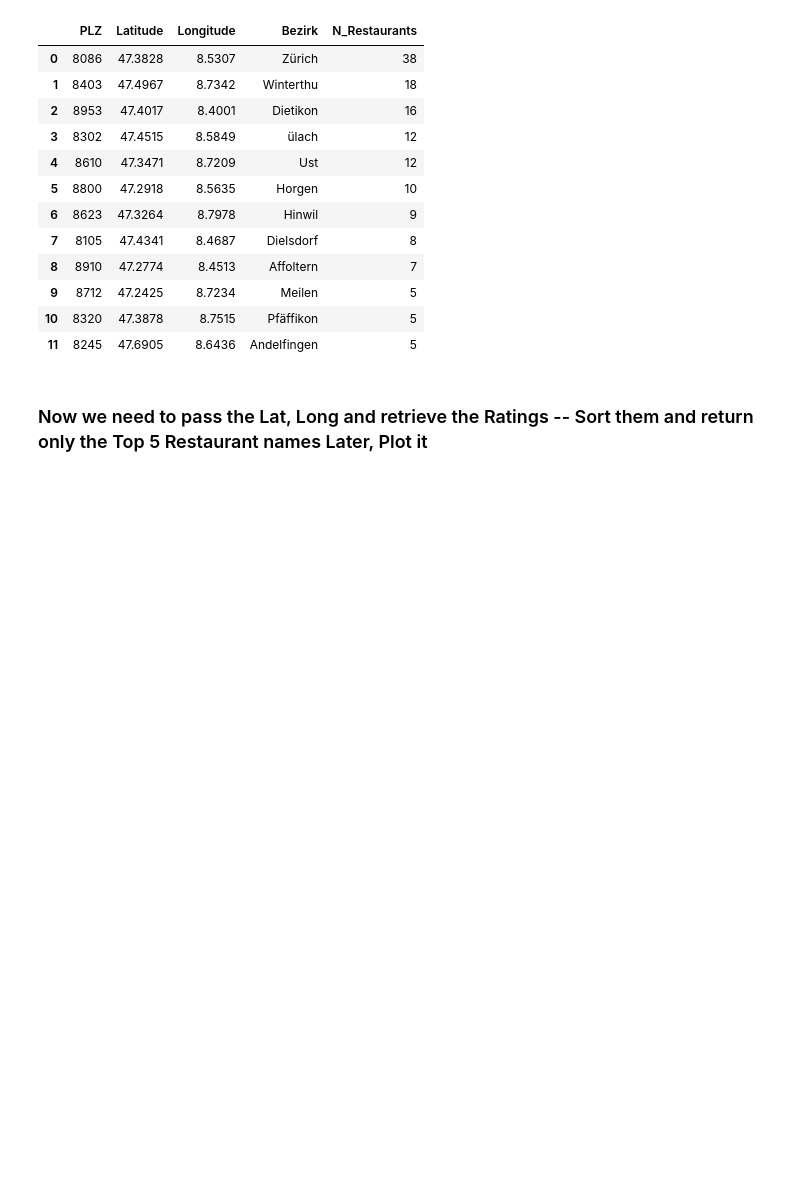
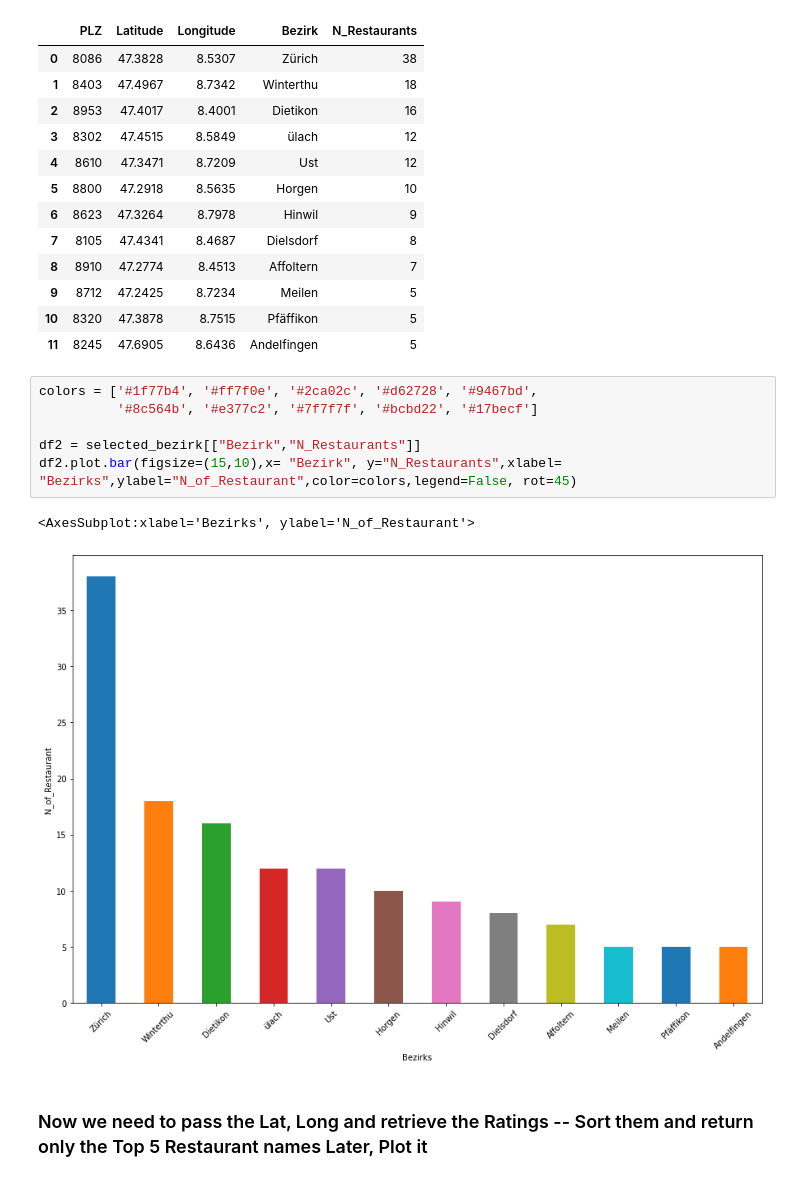
Before and after one commit to EldhosePoulose/Capstone_Project, a Jupyter notebook: Trending Business Ventures in Zurich, Switzerland.ipynb, the cells around one changed output. Drawn from its saved outputs; the diff is of its cells as text; blank space fills up the shorter version.

```diff
--- a/Trending Business Ventures in Zurich, Switzerland.ipynb
+++ b/Trending Business Ventures in Zurich, Switzerland.ipynb
@@ -263,6 +260,15 @@ selected_bezirk
 | 9 | 8712 | 47.2425 | 8.7234 | Meilen | 5 |
 | 10 | 8320 | 47.3878 | 8.7515 | Pfäffikon | 5 |
 | 11 | 8245 | 47.6905 | 8.6436 | Andelfingen | 5 |
+# %%
+colors = ['#1f77b4', '#ff7f0e', '#2ca02c', '#d62728', '#9467bd',
+          '#8c564b', '#e377c2', '#7f7f7f', '#bcbd22', '#17becf']
+
+df2 = selected_bezirk[["Bezirk","N_Restaurants"]]
+df2.plot.bar(figsize=(15,10),x= "Bezirk", y="N_Restaurants",xlabel= "Bezirks",ylabel="N_of_Restaurant",color=colors,legend=False, rot=45)
+# %% [output]
+<AxesSubplot:xlabel='Bezirks', ylabel='N_of_Restaurant'>
+[figure, added]
 # %% [markdown]
 ### Now we need to pass the Lat, Long and retrieve the Ratings -- Sort them and return only the Top 5 Restaurant names Later, Plot it
 # %% [markdown]
```
Also changed, not shown: parts of 25 cells of this notebook, 2 other files.
